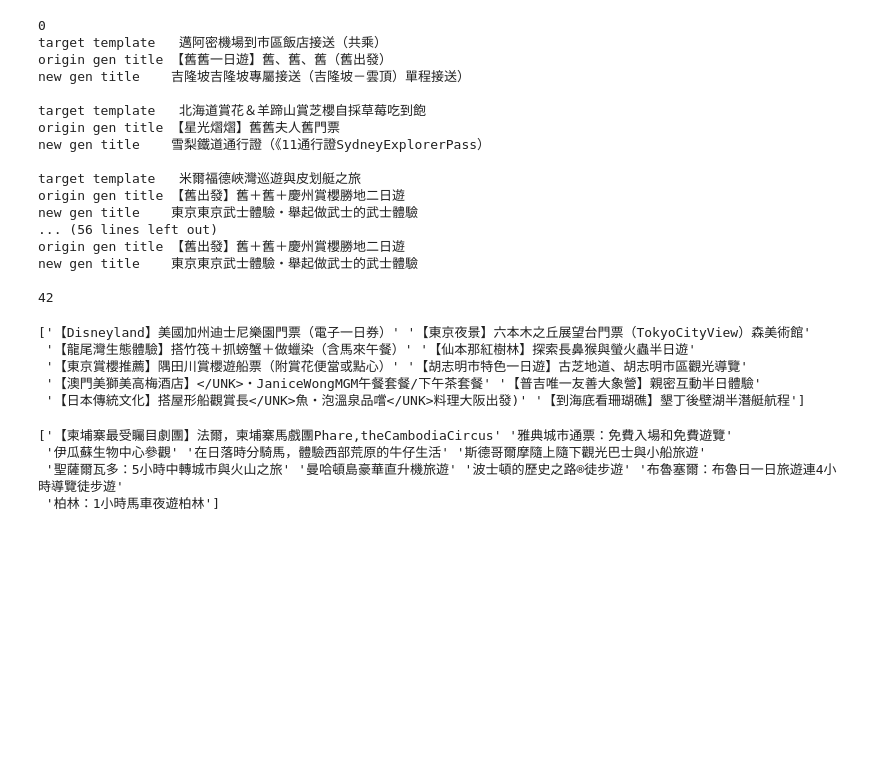
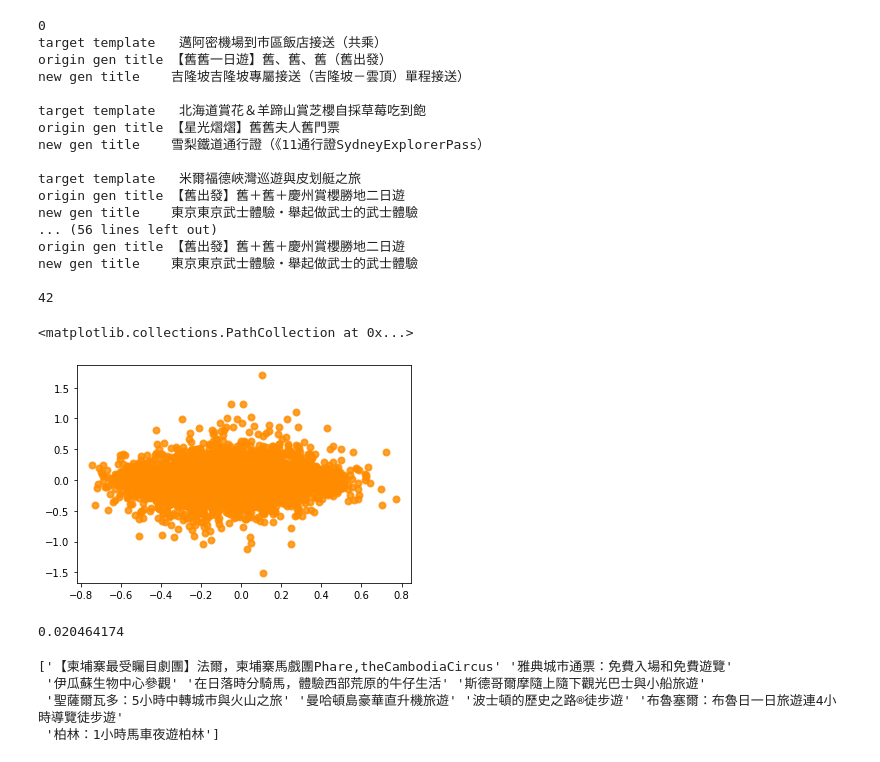
Before and after one commit to theblackcat102/text-subgan, a Jupyter notebook: Control.ipynb, the cells around one changed output. Drawn from its saved outputs; the diff is of its cells as text; code cells hidden in the pictures; blank space fills up the shorter version.

```diff
--- a/Control.ipynb
+++ b/Control.ipynb
@@ -553,14 +560,20 @@ print(title[y==1][:60])
 tmp_latent = X[y==1].mean(axis=0)
 # %%
 control_latent = torch.stack([torch.from_numpy(tmp_latent)]*10)
-# %%
-print(title[y==0][:10])
-# %% [output]
-['【Disneyland】美國加州迪士尼樂園門票（電子一日券）' '【東京夜景】六本木之丘展望台門票（TokyoCityView）森美術館'
- '【龍尾灣生態體驗】搭竹筏＋抓螃蟹＋做蠟染（含馬來午餐）' '【仙本那紅樹林】探索長鼻猴與螢火蟲半日遊'
- '【東京賞櫻推薦】隅田川賞櫻遊船票（附賞花便當或點心）' '【胡志明市特色一日遊】古芝地道、胡志明市區觀光導覽'
- '【澳門美獅美高梅酒店】</UNK>・JaniceWongMGM午餐套餐/下午茶套餐' '【普吉唯一友善大象營】親密互動半日體驗'
- '【日本傳統文化】搭屋形船觀賞長</UNK>魚・泡溫泉品嚐</UNK>料理大阪出發)' '【到海底看珊瑚礁】墾丁後壁湖半潛艇航程']
+# %%
+user_embeddings = model.user_embedding.weight.data.cpu().numpy()
+pca = PCA(n_components=2)
+X_user = pca.fit_transform(user_embeddings)
+plt.scatter(X_user[:,0], X_user[:, 1], color='darkorange', alpha=.8, lw=lw)
+# %% [output]
+<matplotlib.collections.PathCollection at 0x...>
+[figure, added]
+# %%
+a = user_embeddings[0]
+b = user_embeddings[5]
+a.dot(b)/(np.linalg.norm(a)*np.linalg.norm(b))
+# %% [output]
+0.020464174
 # %%
 print(title[y==2][:10])
 # %% [output]
```
Also changed, not shown: parts of 8 cells of this notebook, 2 other files.
